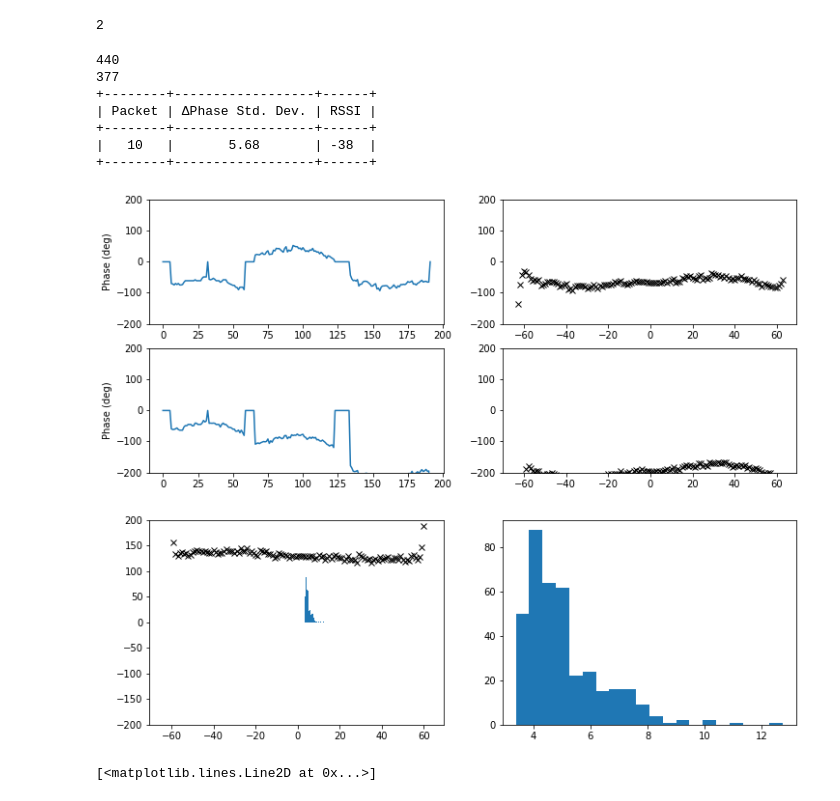
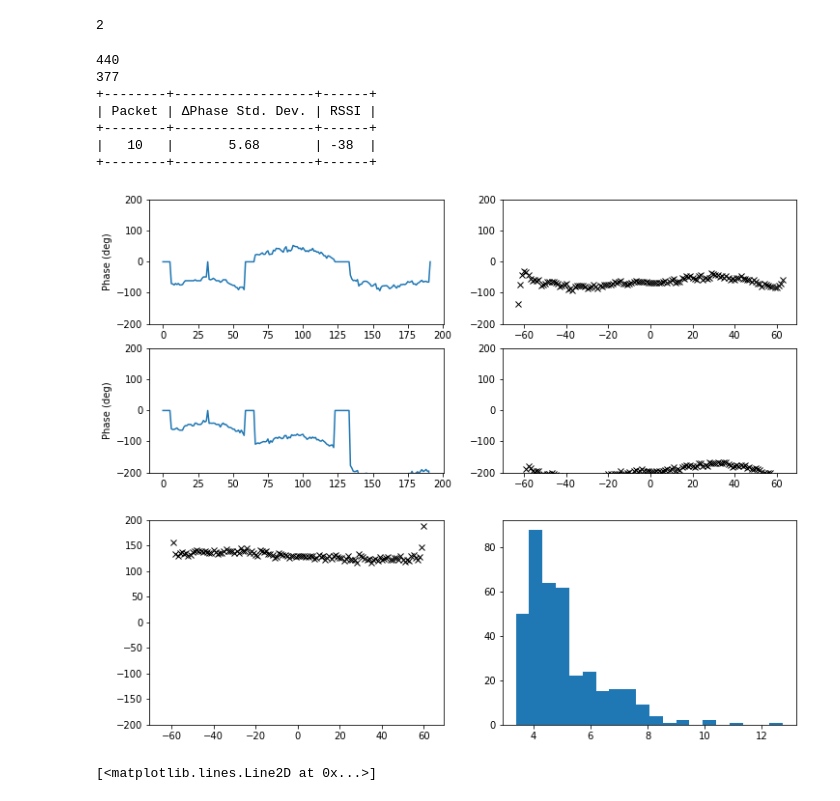
Before and after one commit to ucsdwcsng/WiWi-ESP-Firmware, a Jupyter notebook: Data_Processing/test_plot.ipynb, the cells around one changed output. Cells and saved outputs as stored; diff of their text form; code cells hidden in the pictures.

```diff
--- a/Data_Processing/test_plot.ipynb
+++ b/Data_Processing/test_plot.ipynb
@@ -1076,36 +1076,36 @@ print(len(stan))
 stan = stan[stan < 100]
 print(len(stan))
 
-plt.hist(stan, bins=20)
+# plt.hist(stan, bins=20)
 
 ax6 = plt.Subplot(fig, gs_main[1, 1])
 ax6.hist(stan, bins=20)
 # ... [rest of the configurations for this plot]
 fig.add_subplot(ax6)
 
 # plt.tight_layout()
 
 results = PrettyTable()
 
 # Set column names
 results.field_names = ["Packet", "\u0394Phase Std. Dev.", "RSSI"]
 
 # Add rows
 results.add_row([packet, helper.to_3_sig(stan[packet]), RSSI])
 # results.add_row(["Bob", 22, "Los Angeles"])
 # results.add_row(["Charlie", 27, "San Francisco"])
 print(results)
 
 plt.show()
 # %% [output]
 440
 377
 +--------+------------------+------+
 | Packet | ΔPhase Std. Dev. | RSSI |
 +--------+------------------+------+
 |   10   |       5.68       | -38  |
 +--------+------------------+------+
-[figure, old version]
+[figure, new version]
 # %%
 plt.plot(SubChannel, yy2[packet]-yy1[packet], 'kx')
 # %% [output]
```
Also changed, not shown: 16 other files.
